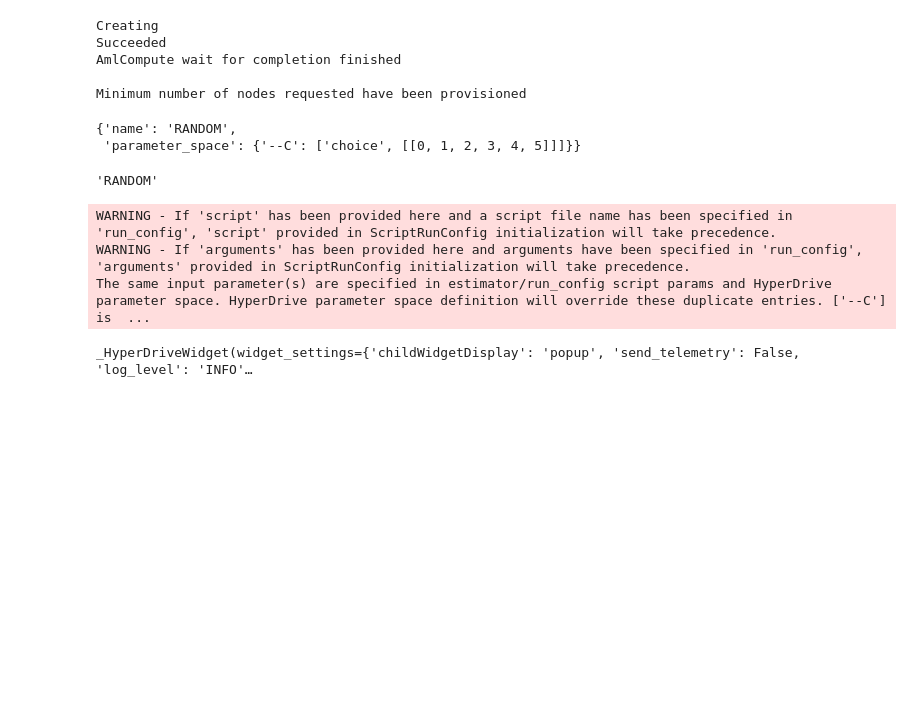
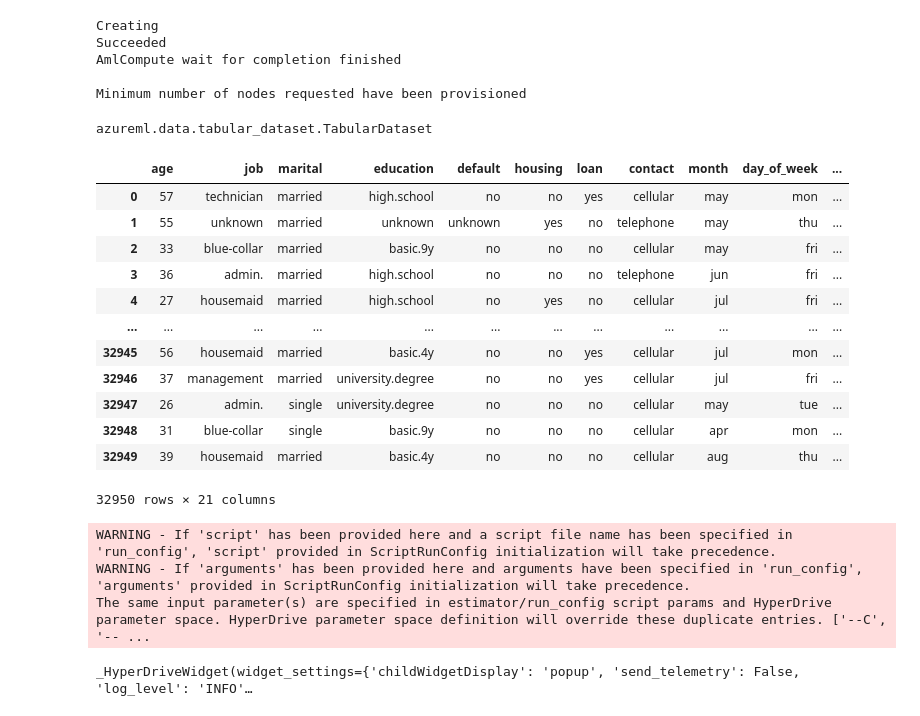
Before and after one commit to khalidw/Optimizing_a_Pipeline_in_Azure-ML, a Jupyter notebook: udacity-project.ipynb, the cells around one changed output. Saved outputs shown, nothing was run; the diff lists cells and outputs as text; code cells hidden in the pictures; blank space fills up the shorter version.

```diff
--- a/udacity-project.ipynb
+++ b/udacity-project.ipynb
@@ -74,25 +74,41 @@ hyperdrive_config = HyperDriveConfig(estimator=est, policy=policy, primary_metri
                                           hyperparameter_sampling=ps,
                                          max_total_runs=20,
                                           primary_metric_goal=PrimaryMetricGoal.MAXIMIZE)
-# %%
-ps.to_json()
-# %% [output]
-{'name': 'RANDOM',
- 'parameter_space': {'--C': ['choice', [[0, 1, 2, 3, 4, 5]]]}}
-# %%
-ps.SAMPLING_NAME
-# %% [output]
-'RANDOM'
+# %%
+from azureml.data.dataset_factory import TabularDatasetFactory
+data_loc = "https://automlsamplenotebookdata.blob.core.windows.net/automl-sample-notebook-data/bankmarketing_train.csv"
+ds = TabularDatasetFactory.from_delimited_files(data_loc)
+# %%
+type(ds)
+# %% [output]
+azureml.data.tabular_dataset.TabularDataset
+# %%
+ds.to_pandas_dataframe()
+# %% [output]
+|  | age | job | marital | education | default | housing | loan | contact | month | day_of_week | ... |
+| 0 | 57 | technician | married | high.school | no | no | yes | cellular | may | mon | ... |
+| 1 | 55 | unknown | married | unknown | unknown | yes | no | telephone | may | thu | ... |
+| 2 | 33 | blue-collar | married | basic.9y | no | no | no | cellular | may | fri | ... |
+| 3 | 36 | admin. | married | high.school | no | no | no | telephone | jun | fri | ... |
+| 4 | 27 | housemaid | married | high.school | no | yes | no | cellular | jul | fri | ... |
+| ... | ... | ... | ... | ... | ... | ... | ... | ... | ... | ... | ... |
+| 32945 | 56 | housemaid | married | basic.4y | no | no | yes | cellular | jul | mon | ... |
+| 32946 | 37 | management | married | university.degree | no | no | yes | cellular | jul | fri | ... |
+| 32947 | 26 | admin. | single | university.degree | no | no | no | cellular | may | tue | ... |
+| 32948 | 31 | blue-collar | single | basic.9y | no | no | no | cellular | apr | mon | ... |
+| 32949 | 39 | housemaid | married | basic.4y | no | no | no | cellular | aug | thu | ... |
+32950 rows × 21 columns
 # %%
 # Submit your hyperdrive run to the experiment and show run details with the widget.
 
 ### YOUR CODE HERE ###
+exp = Experiment(workspace=ws, name="udacity-project")
 hyperDrive_run = exp.submit(hyperdrive_config)
 RunDetails(hyperDrive_run).show()
 # %% [output]
 WARNING - If 'script' has been provided here and a script file name has been specified in 'run_config', 'script' provided in ScriptRunConfig initialization will take precedence.
 WARNING - If 'arguments' has been provided here and arguments have been specified in 'run_config', 'arguments' provided in ScriptRunConfig initialization will take precedence.
-The same input parameter(s) are specified in estimator/run_config script params and HyperDrive parameter space. HyperDrive parameter space definition will override these duplicate entries. ['--C'] is  ...
+The same input parameter(s) are specified in estimator/run_config script params and HyperDrive parameter space. HyperDrive parameter space definition will override these duplicate entries. ['--C', '-- ...
 _HyperDriveWidget(widget_settings={'childWidgetDisplay': 'popup', 'send_telemetry': False, 'log_level': 'INFO'…
 # %%
 import joblib
```
Also changed, not shown: parts of 2 cells of this notebook.
